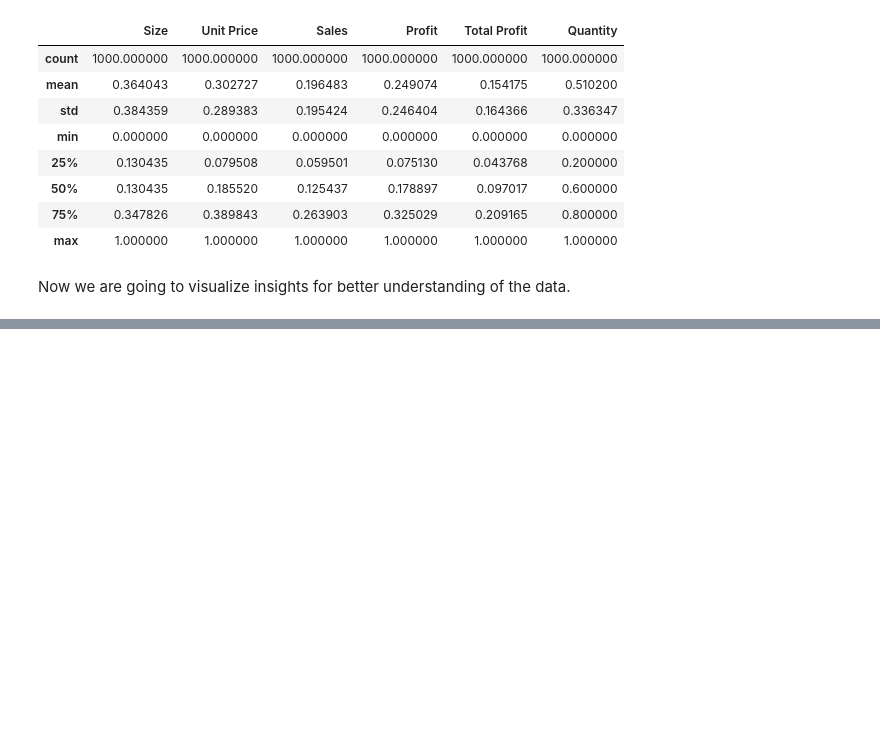
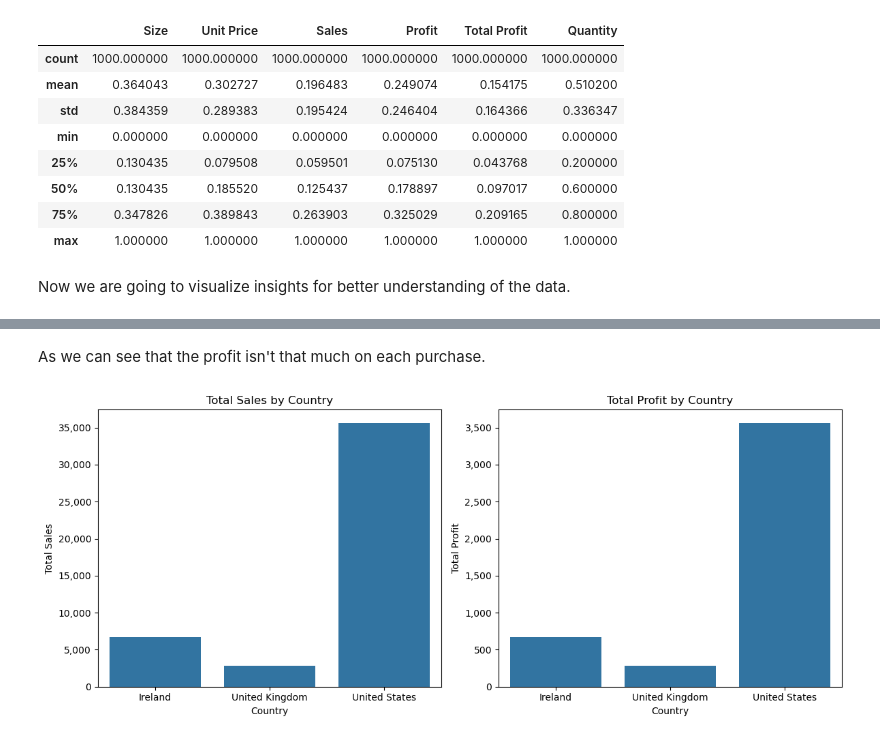
Before and after one commit to Ujjwal-kc/Data-Analysis-Certification-Task, a Jupyter notebook: main.ipynb, the cells around one changed output, grey strips where cells are left out. Saved outputs shown, nothing was run; the diff lists cells and outputs as text; code cells hidden in the pictures; blank space fills up the shorter version.

```diff
--- a/main.ipynb
+++ b/main.ipynb
@@ -544,0 +662,23 @@ Now we are going to visualize insights for better understanding of the data.
+# %% [markdown]
+As we can see that the profit isn't that much on each purchase.
+# %%
+fig, axes = plt.subplots(1, 2, figsize=(12, 5))
+
+country_sales = sheet_one_data.groupby('Country')[['Sales', 'Total Profit']].sum()
+
+# Sales by Country
+sns.barplot(x=country_sales.index, y=country_sales['Sales'], ax=axes[0])
+axes[0].set_title('Total Sales by Country')
+axes[0].set_ylabel('Total Sales')
+axes[0].yaxis.set_major_formatter(ticker.StrMethodFormatter('{x:,.0f}'))
+
+#Profit by Country
+sns.barplot(x=country_sales.index, y=country_sales['Total Profit'], ax=axes[1])
+axes[1].set_title('Total Profit by Country')
+axes[1].set_ylabel('Total Profit')
+axes[1].yaxis.set_major_formatter(ticker.StrMethodFormatter('{x:,.0f}'))
+
+plt.tight_layout()
+plt.show()
+# %% [output]
+[figure, added]
```
Also changed, not shown: parts of 33 cells of this notebook.
